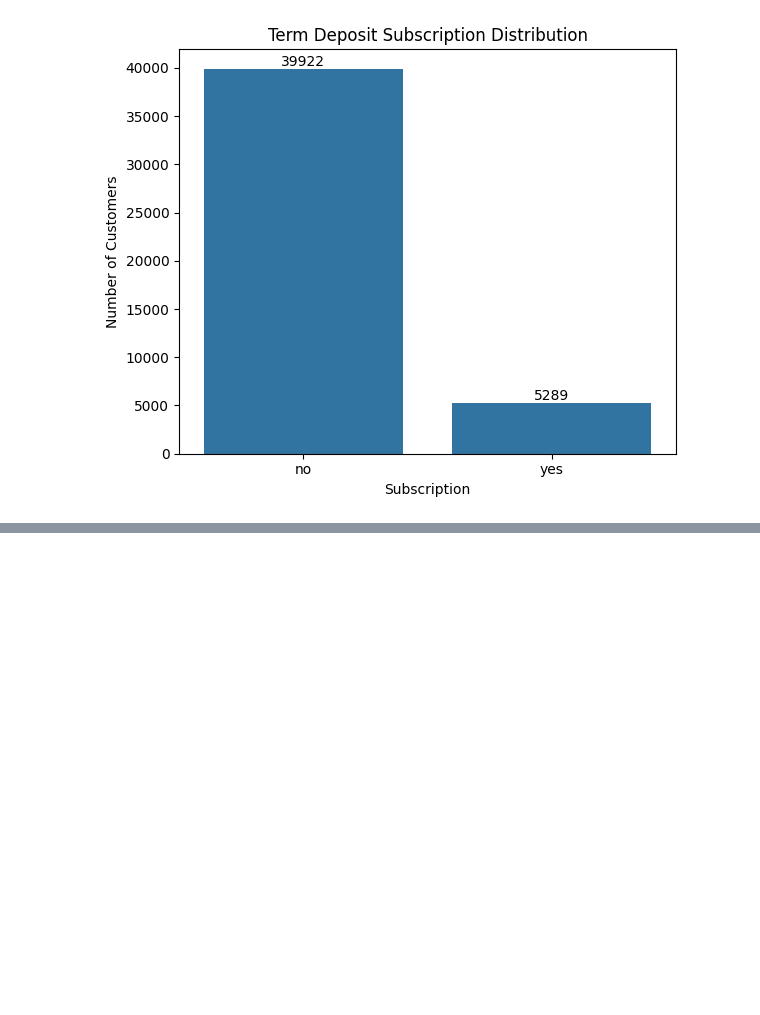
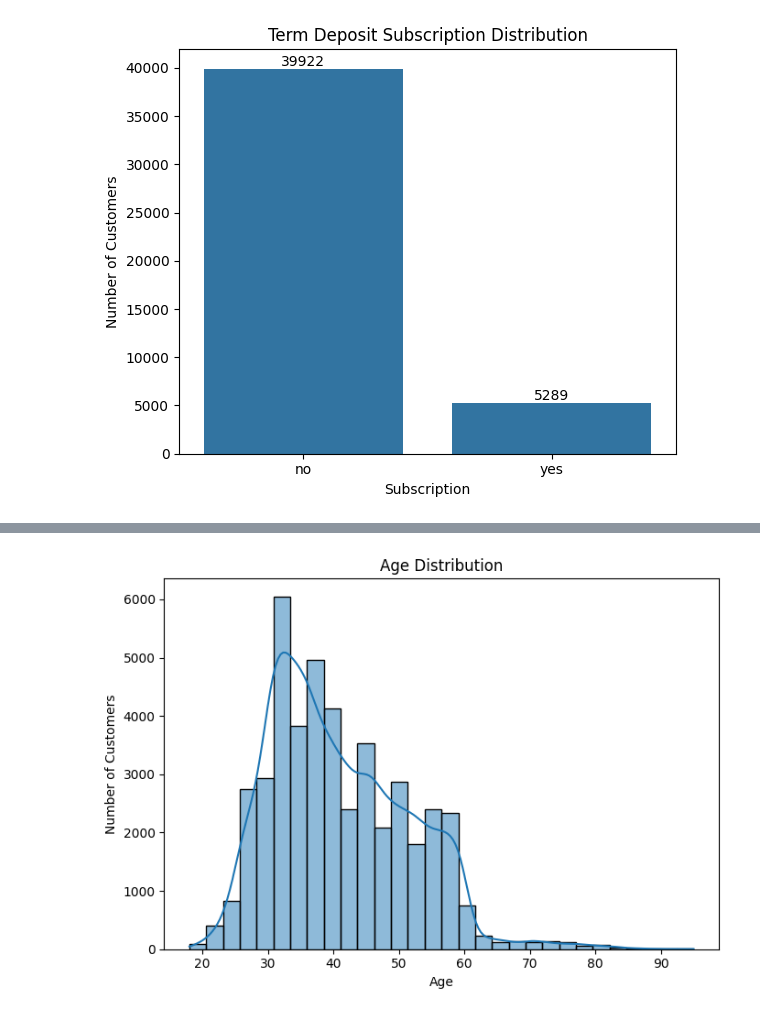
Before and after one commit to huzaifawaheed2/DevelopersHub-Corporation-Advanced-Internship, a Jupyter notebook: Project-01-Term-Deposit-Prediction/notebooks/term_deposit_prediction.ipynb, the cells around one changed output, grey strips where cells are left out. Saved outputs shown, nothing was run; the diff lists cells and outputs as text; code cells hidden in the pictures; blank space fills up the shorter version.

```diff
--- a/Project-01-Term-Deposit-Prediction/notebooks/term_deposit_prediction.ipynb
+++ b/Project-01-Term-Deposit-Prediction/notebooks/term_deposit_prediction.ipynb
@@ -302,0 +357,28 @@ plt.show()
+# %%
+# Plot the age distribution
+
+plt.figure(figsize=(7, 5))
+
+sns.histplot(
+    data=df,
+    x="age",
+    bins=30,
+    kde=True
+)
+
+plt.title("Age Distribution")
+plt.xlabel("Age")
+plt.ylabel("Number of Customers")
+
+# Save figure
+plt.tight_layout()
+
+# plt.savefig(
+#     "../outputs/figures/02_age_distribution.png",
+#     dpi=300,
+#     bbox_inches="tight"
+# )
+
+plt.show()
+# %% [output]
+[figure, added]
```
Also changed, not shown: parts of 21 cells of this notebook.
